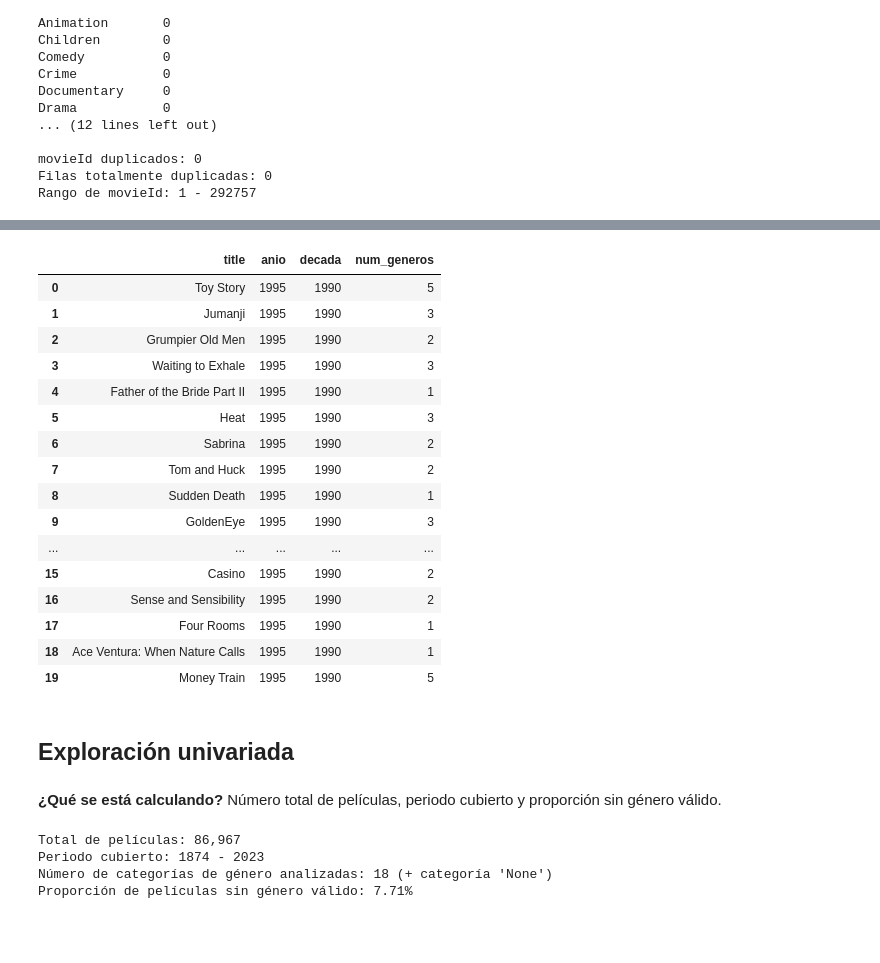
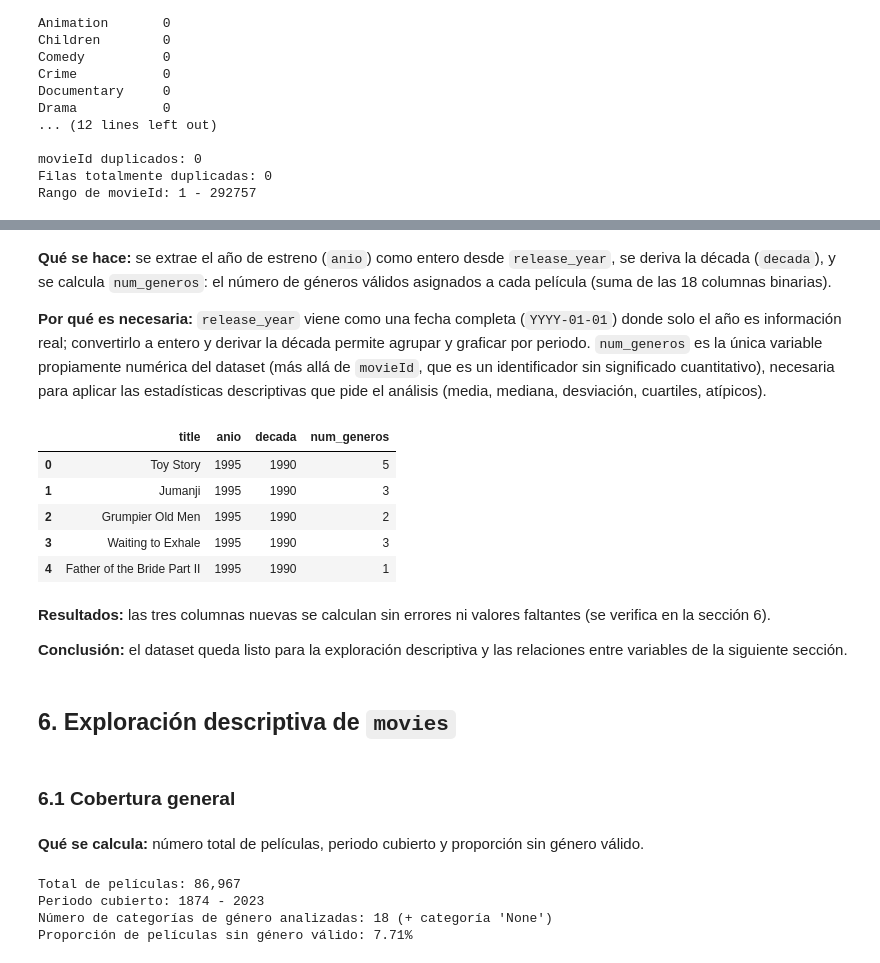
Before and after one commit to AndresCalderonRamirez/Parcial-DIGD, a Jupyter notebook: notebooks/exploration/main/movies.ipynb, the cells around one changed output, grey strips where cells are left out. Saved outputs shown, nothing was run; the diff lists cells and outputs as text; code cells hidden in the pictures; blank space fills up the shorter version.

```diff
--- a/notebooks/exploration/main/movies.ipynb
+++ b/notebooks/exploration/main/movies.ipynb
@@ -21,3 +38,7 @@ plt.rcParams['figure.figsize'] = (10, 5)
 # %%
-movies = pd.read_csv('../../../data/processed/movies.csv')
+RUTA_MOVIES = '../../../data/processed/movies.csv'
+
+movies = pd.read_csv(RUTA_MOVIES)
 movies = utils_.get_genre_columns(movies)
+
+print(f"movies: {movies.shape[0]:,} filas (catálogo completo, sin muestreo)")
@@ -99,37 +124,43 @@ Se estan viendo la cantidad de 20 peliculas
+# %% [markdown]
+**Qué se hace:** se extrae el año de estreno (`anio`) como entero desde `release_year`, se deriva
+la década (`decada`), y se calcula `num_generos`: el número de géneros válidos asignados a cada
+película (suma de las 18 columnas binarias).
+
+**Por qué es necesaria:** `release_year` viene como una fecha completa (`YYYY-01-01`) donde solo el
+año es información real; convertirlo a entero y derivar la década permite agrupar y graficar por
+periodo. `num_generos` es la única variable propiamente numérica del dataset (más allá de `movieId`,
+que es un identificador sin significado cuantitativo), necesaria para aplicar las estadísticas
+descriptivas que pide el análisis (media, mediana, desviación, cuartiles, atípicos).
 # %%
 genre_cols = ['Action', 'Adventure', 'Animation', 'Children', 'Comedy', 'Crime',
               'Documentary', 'Drama', 'Fantasy', 'Film-Noir', 'Horror', 'Musical',
               'Mystery', 'Romance', 'Sci-Fi', 'Thriller', 'War', 'Western']
 
 movies['release_year'] = pd.to_datetime(movies['release_year'])
 movies['anio'] = movies['release_year'].dt.year
 movies['decada'] = (movies['anio'] // 10) * 10
 movies['num_generos'] = movies[genre_cols].sum(axis=1)
 
-#Se cambia el numero dentro de head para ver la cantidad de peliculas que se quiera.
-movies[['title', 'anio', 'decada', 'num_generos']].head(20)
+movies[['title', 'anio', 'decada', 'num_generos']].head()
 # %% [output]
 |  | title | anio | decada | num_generos |
 | 0 | Toy Story | 1995 | 1990 | 5 |
 | 1 | Jumanji | 1995 | 1990 | 3 |
 | 2 | Grumpier Old Men | 1995 | 1990 | 2 |
 | 3 | Waiting to Exhale | 1995 | 1990 | 3 |
 | 4 | Father of the Bride Part II | 1995 | 1990 | 1 |
-| 5 | Heat | 1995 | 1990 | 3 |
-| 6 | Sabrina | 1995 | 1990 | 2 |
-| 7 | Tom and Huck | 1995 | 1990 | 2 |
-| 8 | Sudden Death | 1995 | 1990 | 1 |
-| 9 | GoldenEye | 1995 | 1990 | 3 |
-| ... | ... | ... | ... | ... |
-| 15 | Casino | 1995 | 1990 | 2 |
-| 16 | Sense and Sensibility | 1995 | 1990 | 2 |
-| 17 | Four Rooms | 1995 | 1990 | 1 |
-| 18 | Ace Ventura: When Nature Calls | 1995 | 1990 | 1 |
-| 19 | Money Train | 1995 | 1990 | 5 |
-# %% [markdown]
-## Exploración univariada
+# %% [markdown]
+**Resultados:** las tres columnas nuevas se calculan sin errores ni valores faltantes (se
+verifica en la sección 6).
+
+**Conclusión:** el dataset queda listo para la exploración descriptiva y las relaciones entre
+variables de la siguiente sección.
+# %% [markdown]
+## 6. Exploración descriptiva de `movies`
+# %% [markdown]
+### 6.1 Cobertura general
 # %% [markdown]
-**¿Qué se está calculando?** Número total de películas, periodo cubierto y proporción sin género válido.
+**Qué se calcula:** número total de películas, periodo cubierto y proporción sin género válido.
 # %%
 n_generos_validos = len(genre_cols)
 print(f"Total de películas: {movies.shape[0]:,}")
```
Also changed, not shown: parts of 42 cells of this notebook.
